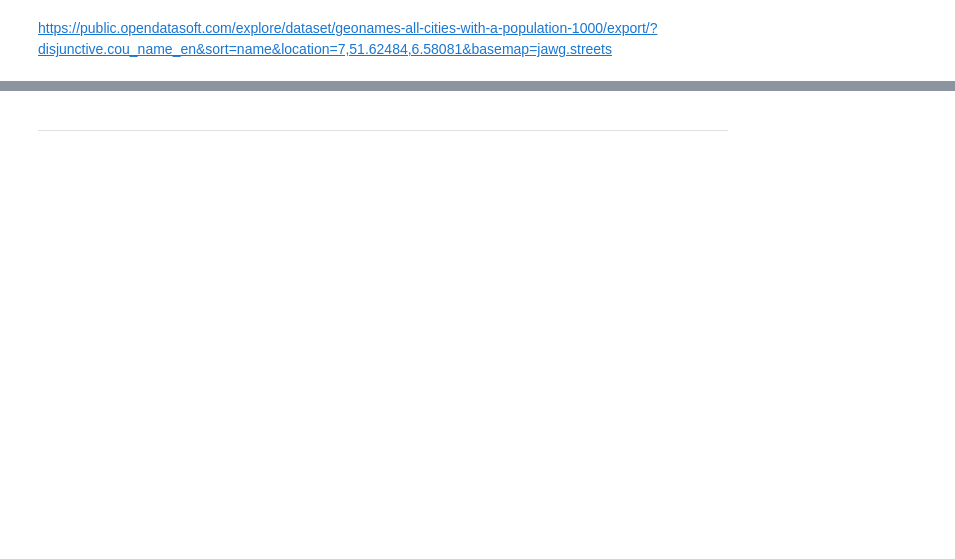
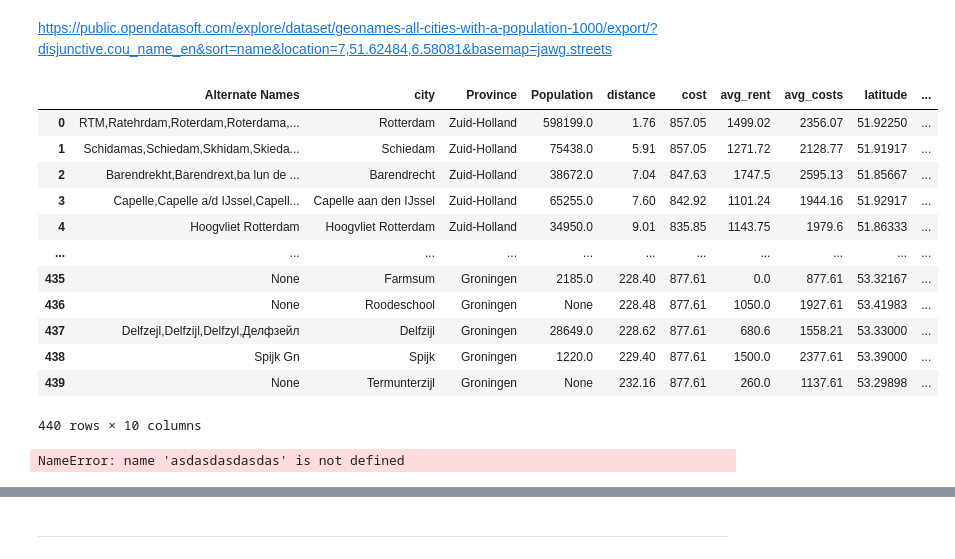
Before and after one commit to erickmattoso/app_house, a Jupyter notebook: 05-cost_living.ipynb, the cells around one changed output, grey strips where cells are left out. Drawn from its saved outputs; the diff is of its cells as text; code cells hidden in the pictures; blank space fills up the shorter version.

```diff
--- a/05-cost_living.ipynb
+++ b/05-cost_living.ipynb
@@ -35,9 +36,4 @@ final = final[[
 # %%
-finaleira = pd.merge(final, costs,on='city',how='left')
-finaleira[['latitude','longitude']] = finaleira['Coordinates'].str.split(",",expand=True,)
-finaleira['latitude' ] = round(finaleira['latitude'].astype(float),5)
-finaleira['longitude'] = round(finaleira['longitude'].astype(float),5)
-
 import numpy as np
 def haversine(lat1, lon1, lat2, lon2):
     earth_radius=6371
@@ -48,8 +44,45 @@ def haversine(lat1, lon1, lat2, lon2):
 finaleira['latitude1'] = 51.907183
 finaleira['longitude1'] = 4.472815
 finaleira['distance'] = haversine(finaleira['latitude'], finaleira['longitude'], finaleira['latitude1'], finaleira['longitude1'])
-finaleira['distance'] = round(finaleira['distance'],2)
-finaleira['price'] = round(finaleira['price'],2)
-
 finaleira = finaleira.sort_values('distance')
-finaleira['price'] = finaleira['price'].interpolate().fillna(finaleira['price'].mean())
+# %%
+finaleira['cost'] = finaleira['cost'].interpolate().fillna(finaleira['cost'].mean())
+# %%
+average_rent = dash.groupby(['Plaats','Provincie'])[['price']].mean().reset_index().rename(columns={'price':'avg_rent'})
+fim = pd.merge(finaleira,average_rent,left_on=['city','Province'],right_on=['Plaats','Provincie'],how='left')
+fim['avg_costs'] = fim['avg_rent'] + fim['cost']
+# %%
+fim['latitude' ] = round(fim['latitude'].astype(float),5)
+fim['longitude'] = round(fim['longitude'].astype(float),5)
+fim['distance'] = round(fim['distance'],2)
+fim['cost'] = round(fim['cost'],2)
+fim['avg_rent'] = round(fim['avg_rent'],2)
+fim['avg_costs'] = round(fim['avg_costs'],2)
+# %%
+final = fim[[
+    'Alternate Names',
+    'city',
+    'Province',
+    'Population',
+    'distance',
+    'cost',
+    'avg_rent',
+    'avg_costs',
+    'latitude',
+    'longitude',
+]].fillna('None')
+final
+# %% [output]
+|  | Alternate Names | city | Province | Population | distance | cost | avg_rent | avg_costs | latitude | ... |
+| 0 | RTM,Ratehrdam,Roterdam,Roterdama,... | Rotterdam | Zuid-Holland | 598199.0 | 1.76 | 857.05 | 1499.02 | 2356.07 | 51.92250 | ... |
+| 1 | Schidamas,Schiedam,Skhidam,Skieda... | Schiedam | Zuid-Holland | 75438.0 | 5.91 | 857.05 | 1271.72 | 2128.77 | 51.91917 | ... |
+| 2 | Barendrekht,Barendrext,ba lun de ... | Barendrecht | Zuid-Holland | 38672.0 | 7.04 | 847.63 | 1747.5 | 2595.13 | 51.85667 | ... |
+| 3 | Capelle,Capelle a/d IJssel,Capell... | Capelle aan den IJssel | Zuid-Holland | 65255.0 | 7.60 | 842.92 | 1101.24 | 1944.16 | 51.92917 | ... |
+| 4 | Hoogvliet Rotterdam | Hoogvliet Rotterdam | Zuid-Holland | 34950.0 | 9.01 | 835.85 | 1143.75 | 1979.6 | 51.86333 | ... |
+| ... | ... | ... | ... | ... | ... | ... | ... | ... | ... | ... |
+| 435 | None | Farmsum | Groningen | 2185.0 | 228.40 | 877.61 | 0.0 | 877.61 | 53.32167 | ... |
+| 436 | None | Roodeschool | Groningen | None | 228.48 | 877.61 | 1050.0 | 1927.61 | 53.41983 | ... |
+| 437 | Delfzejl,Delfzijl,Delfzyl,Делфзейл | Delfzijl | Groningen | 28649.0 | 228.62 | 877.61 | 680.6 | 1558.21 | 53.33000 | ... |
+| 438 | Spijk Gn | Spijk | Groningen | 1220.0 | 229.40 | 877.61 | 1500.0 | 2377.61 | 53.39000 | ... |
+| 439 | None | Termunterzijl | Groningen | None | 232.16 | 877.61 | 260.0 | 1137.61 | 53.29898 | ... |
+440 rows × 10 columns
@@ -55,0 +93,4 @@ finaleira['price'] = finaleira['price'].interpolate().fillna(finaleira['price'].
+# %%
+asdasdasdasdas
+# %% [output]
+NameError: name 'asdasdasdasdas' is not defined
```
Also changed, not shown: parts of 15 cells of this notebook, 1 other file.
